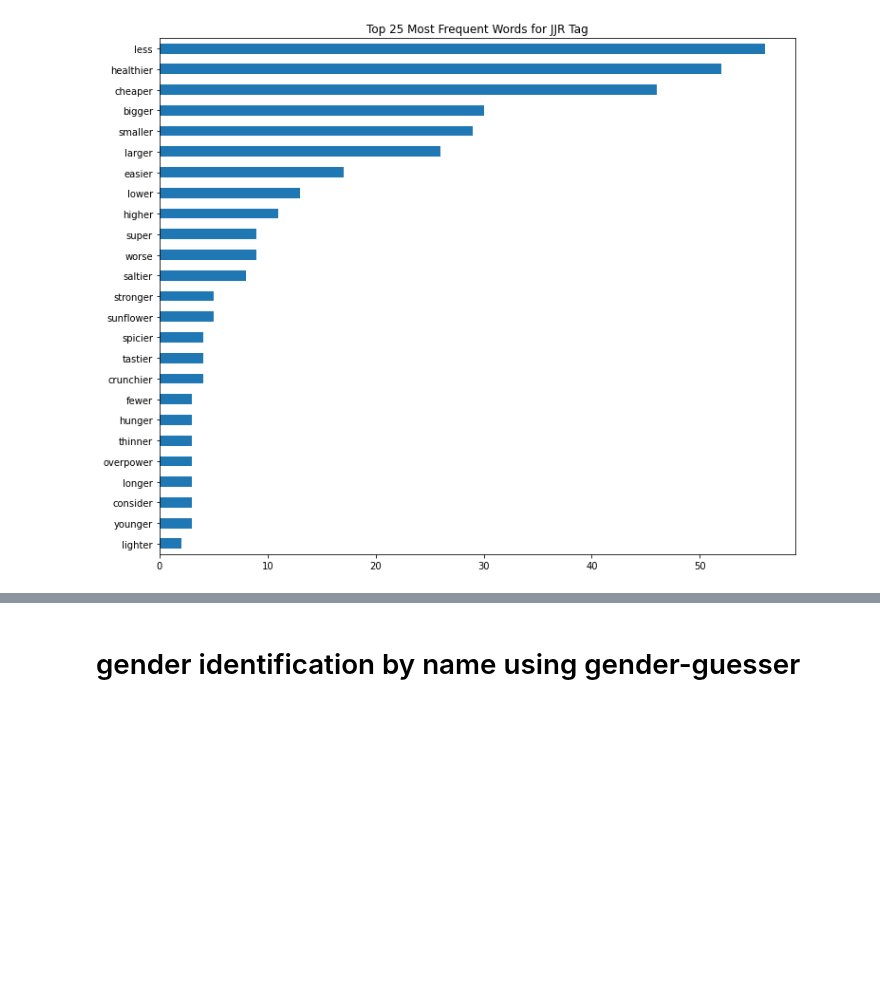
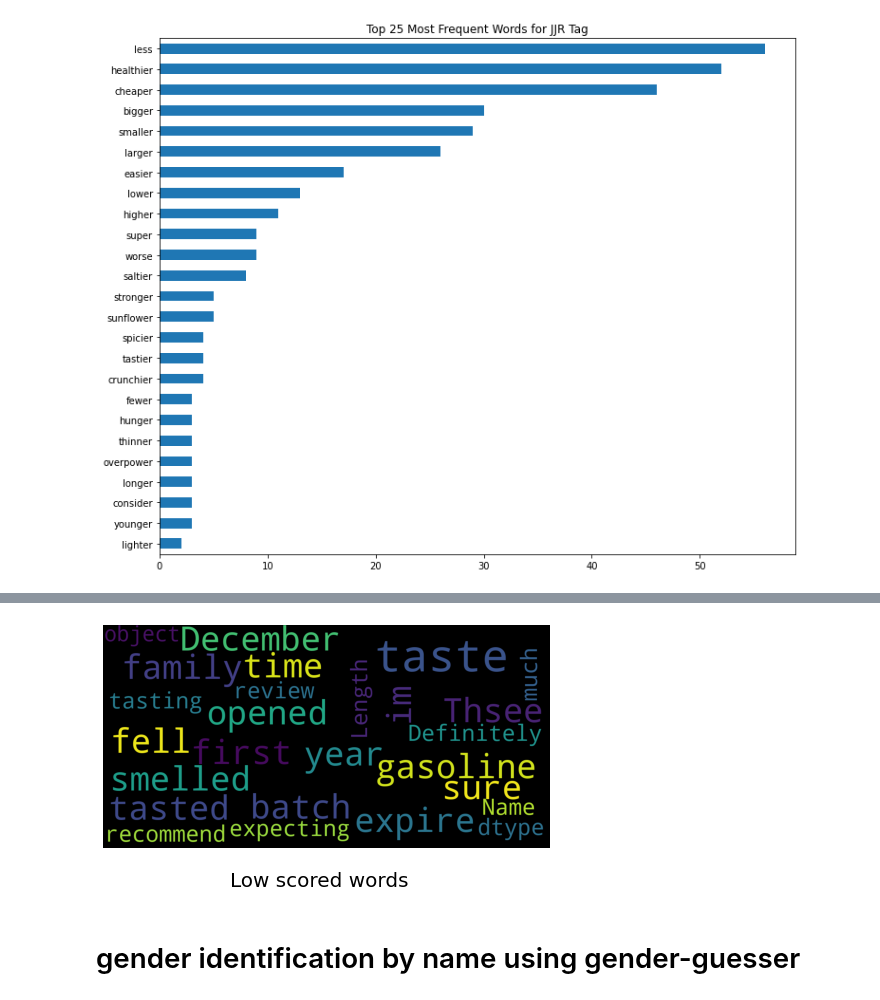
Before and after one commit to JH-debug/Data-Campus-Project, a Jupyter notebook: additional analysis/exploratory data analysis.ipynb, the cells around one changed output, grey strips where cells are left out. Cells and saved outputs as stored; diff of their text form; code cells hidden in the pictures; blank space fills up the shorter version.

```diff
--- a/additional analysis/exploratory data analysis.ipynb
+++ b/additional analysis/exploratory data analysis.ipynb
@@ -461,3 +504,7 @@ vocabulary_df[tag].sort_values().tail(size).plot(kind='barh', figsize=(12,10), t
+# %%
+show_wordcloud(review[review.score == 1]["review"], title = "Low scored words")
+# %% [output]
+[figure, added]
 # %% [markdown]
 # gender identification by name using gender-guesser
 # %%
```
Also changed, not shown: parts of 3 cells of this notebook.
